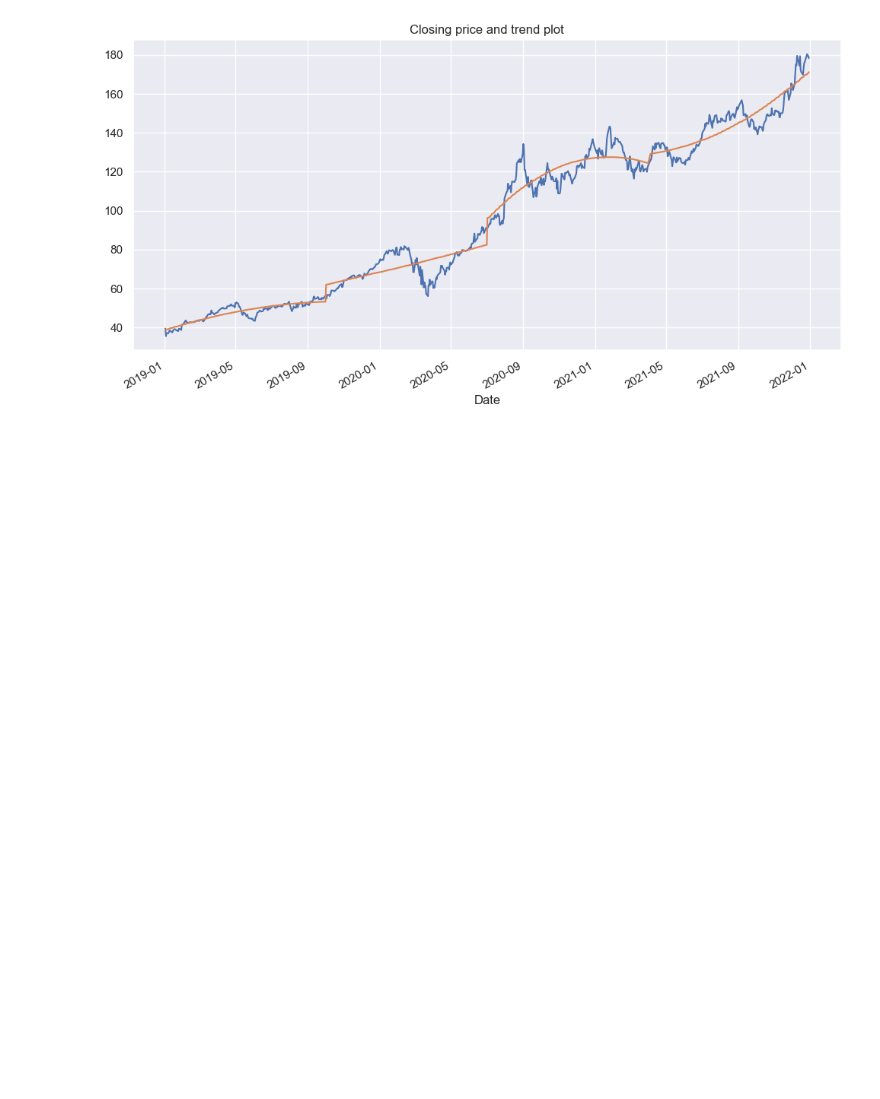
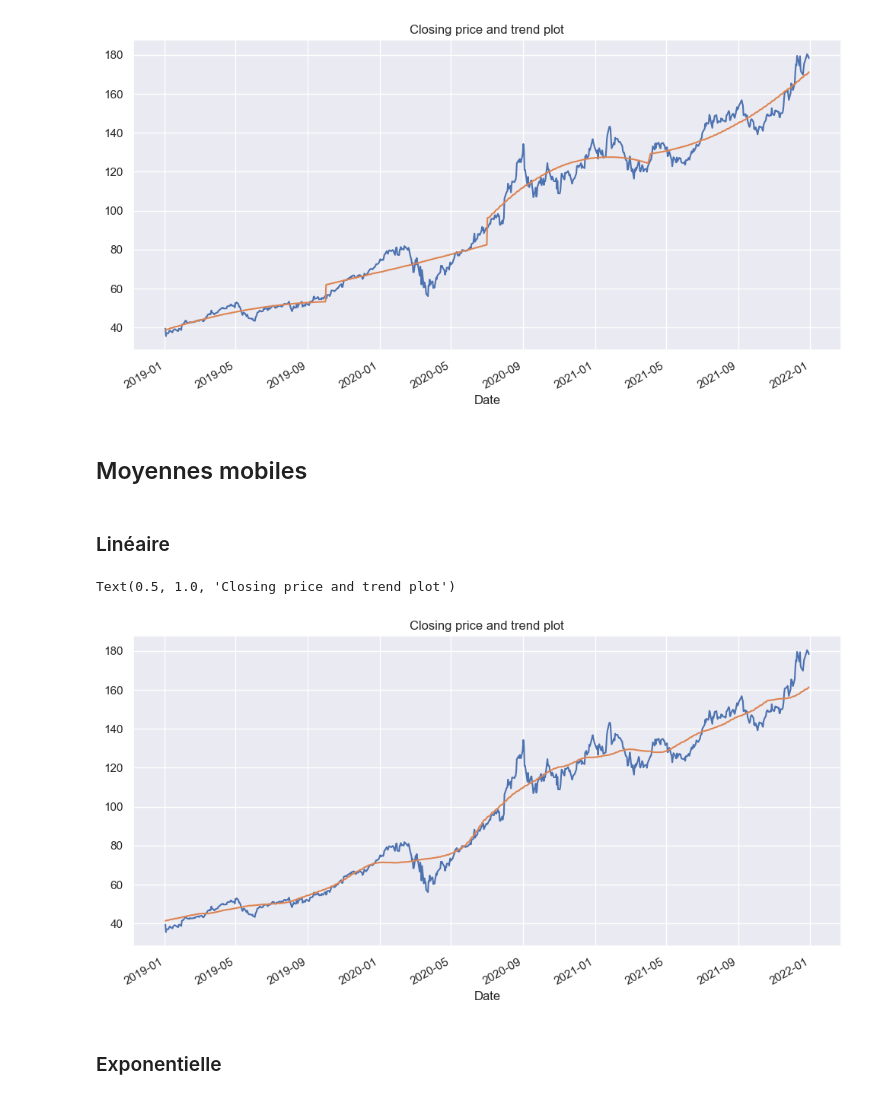
Before and after one commit to Ab2nour/stock-analysis, a Jupyter notebook: src/decomposition.ipynb, the cells around one changed output. Cells and saved outputs as stored; diff of their text form; code cells hidden in the pictures; blank space fills up the shorter version.

```diff
--- a/src/decomposition.ipynb
+++ b/src/decomposition.ipynb
@@ -195,3 +195,24 @@ plt.title("Closing price and trend plot")
 # %% [output]
 Text(0.5, 1.0, 'Closing price and trend plot')
 [figure]
+# %% [markdown]
+## Moyennes mobiles
+# %% [markdown]
+### Linéaire
+# %%
+# Create the linear mobile average for the data
+
+linear_MA = df["Close"].rolling(center=True, window=100, min_periods=1).mean()
+# %%
+# Plot data and trend
+
+_, ax = plt.subplots(figsize=(12, 6))
+
+df["Close"].plot(ax=ax)
+plt.plot(df.index, linear_MA)
+plt.title("Closing price and trend plot")
+# %% [output]
+Text(0.5, 1.0, 'Closing price and trend plot')
+[figure, added]
+# %% [markdown]
+### Exponentielle
```
Also changed, not shown: parts of 3 cells of this notebook.
